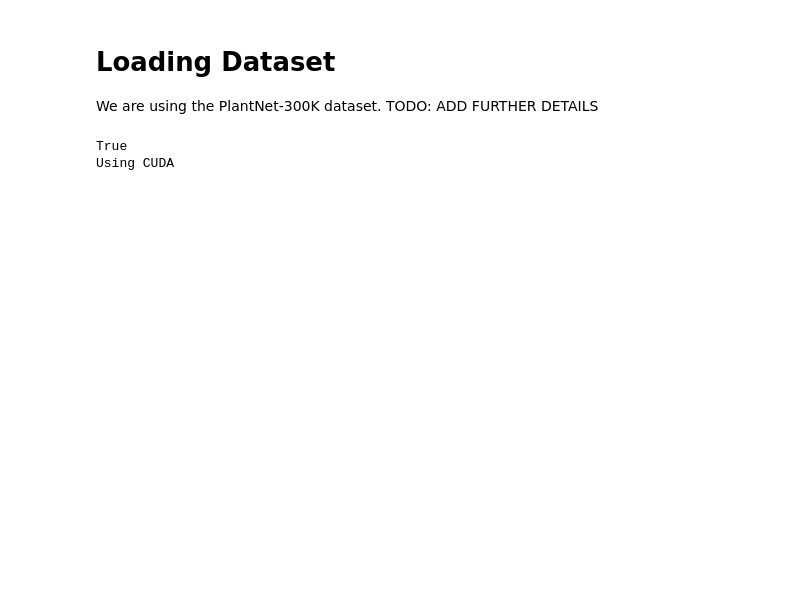
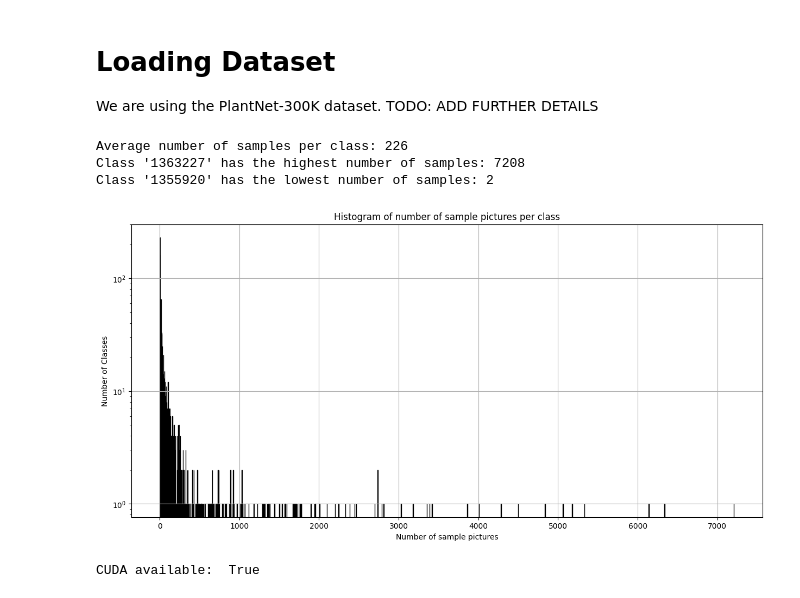
Before and after one commit to Asif2714/gamified_plant_identification_app, a Jupyter notebook: model_training/final_model_training.ipynb, the cells around one changed output. Cells and saved outputs as stored; diff of their text form; code cells hidden in the pictures; blank space fills up the shorter version.

Commit message:
model pre-final checkpoint starts

```diff
--- a/model_training/final_model_training.ipynb
+++ b/model_training/final_model_training.ipynb
@@ -96,17 +131,39 @@ dataloaders = {x: DataLoader(image_datasets[x], batch_size=batch_size, shuffle=T
-# %%
-model = torchvision.models.resnet18(pretrained=True)
-num_ftrs = model.fc.in_features
-model.fc = nn.Linear(num_ftrs, len(image_datasets['train'].classes))  # Adjust the final layer based on the number of classes
-
-# if torch.cuda.is_available():
-#   device = torch.device("cuda")
-# else:
-#   device = torch.device("cpu")
-
-print(torch.cuda.is_available())
-if torch.cuda.is_available():
-    model = model.cuda()
-    print("Using CUDA")
-# %% [output]
-True
-Using CUDA
+# %%
+# Setting image dataset for training and validation
+image_datasets = {
+    data: ImageFolder(os.path.join(model_dataset_dir, data), model_data_transforms[data])
+    for data in ['train', 'val']
+}
+# %%
+# Identifying the classes with low image data
+classes = np.array(image_datasets['train'].targets)
+unique_classes, counts = np.unique(classes, return_counts=True)
+
+# Calculate average samples per class
+average_samples = np.mean(counts)
+print(f"Average number of samples per class: {average_samples:.0f}")
+
+# the class with the maximum and minimum samples
+max_samples_index = np.argmax(counts)
+min_samples_index = np.argmin(counts)
+
+max_class_name = image_datasets['train'].classes[unique_classes[max_samples_index]]
+min_class_name = image_datasets['train'].classes[unique_classes[min_samples_index]]
+
+print(f"Class '{max_class_name}' has the highest number of samples: {counts[max_samples_index]}")
+print(f"Class '{min_class_name}' has the lowest number of samples: {counts[min_samples_index]}")
+# %% [output]
+Average number of samples per class: 226
+Class '1363227' has the highest number of samples: 7208
+Class '1355920' has the lowest number of samples: 2
+# %%
+# Visualizing the distribution of images per class\
+plt.figure(figsize=(15, 7))  # Adjust the figure size as necessary
+plt.hist(counts, bins=2000, color='green', edgecolor='black', log=True)
+plt.title('Histogram of number of sample pictures per class')
+plt.xlabel('Number of sample pictures')
+plt.ylabel('Number of Classes')
+plt.grid(True)
+plt.show()
+# %% [output]
+[figure, added]
@@ -113,2 +175,15 @@ Using CUDA
+# %%
+# Model setup
+model = resnet18(weights=ResNet18_Weights.IMAGENET1K_V1)
+number_of_features = model.fc.in_features # number of features in last layer
+model.fc = nn.Linear(number_of_features, len(image_datasets['train'].classes)) # Replacing last layer with classes=no.of species
+
+
+# Swithching to CUDA if possible
+# Recommended to train the model faster, requires CUDA supported GPU
+print("CUDA available: ",torch.cuda.is_available())
+model = model.to(torch.device("cuda" if torch.cuda.is_available() else "cpu"))
+# %% [output]
+CUDA available:  True
 # %%
 criterion = nn.CrossEntropyLoss()
```
Also changed, not shown: parts of 13 cells of this notebook, 1 other file.
